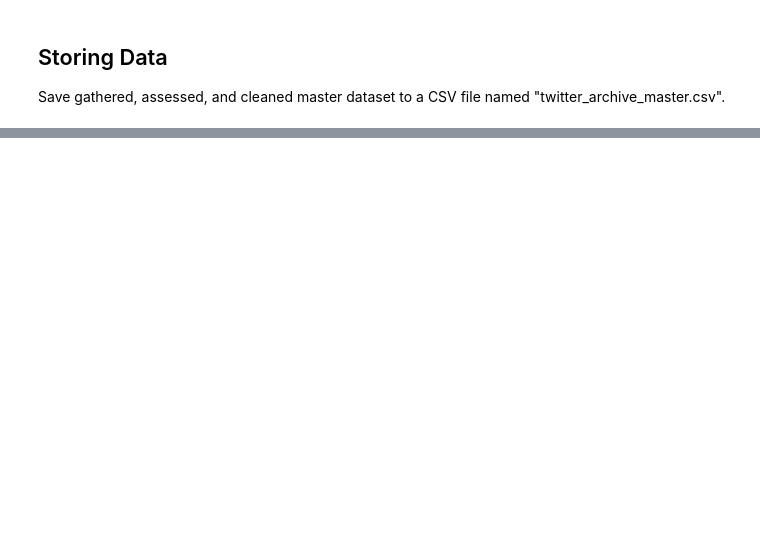
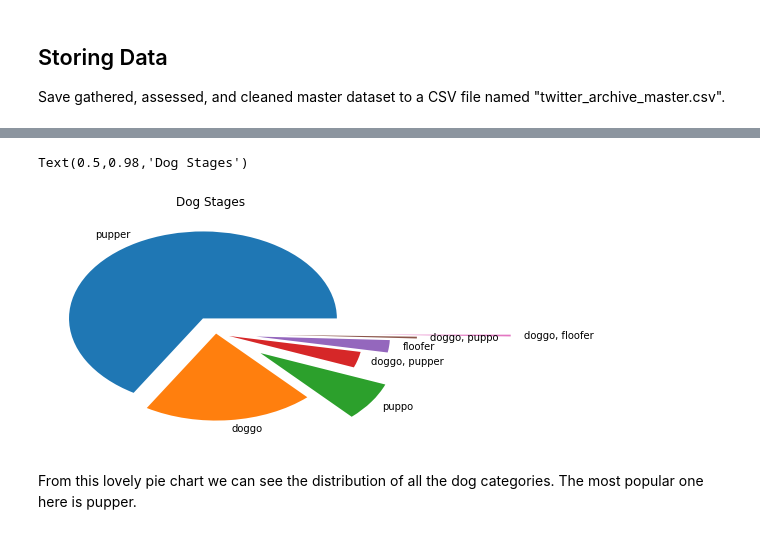
Before and after one commit to Vgarg027/Practice, a Jupyter notebook: wrangle_act.ipynb, the cells around one changed output, grey strips where cells are left out. Drawn from its saved outputs; the diff is of its cells as text; code cells hidden in the pictures; blank space fills up the shorter version.

```diff
--- a/wrangle_act.ipynb
+++ b/wrangle_act.ipynb
@@ -937,0 +1074,14 @@ This shows the top 10 dog breeds whose pictures are reshared most frequently in
+# %%
+# pie chart of dog stage, excluding all 'none' values
+dog_stage_count = list(twitter_archive_master[twitter_archive_master['dog_stage'] != 'None']['dog_stage'].value_counts())
+dog_stages = twitter_archive_master[twitter_archive_master['dog_stage'] != 'None']['dog_stage'].value_counts().index.tolist()
+
+#plot pie chart
+myexplode = [0.2, 0, 0.4,  0.1, 0.3, 0.5, 1.2]
+plt.pie(dog_stage_count, labels = dog_stages, explode = myexplode)
+plt.suptitle('Dog Stages')
+# %% [output]
+Text(0.5,0.98,'Dog Stages')
+[figure, added]
+# %% [markdown]
+From this lovely pie chart we can see the distribution of all the dog categories. The most popular one here is pupper.
```
Also changed, not shown: parts of 231 cells of this notebook.
